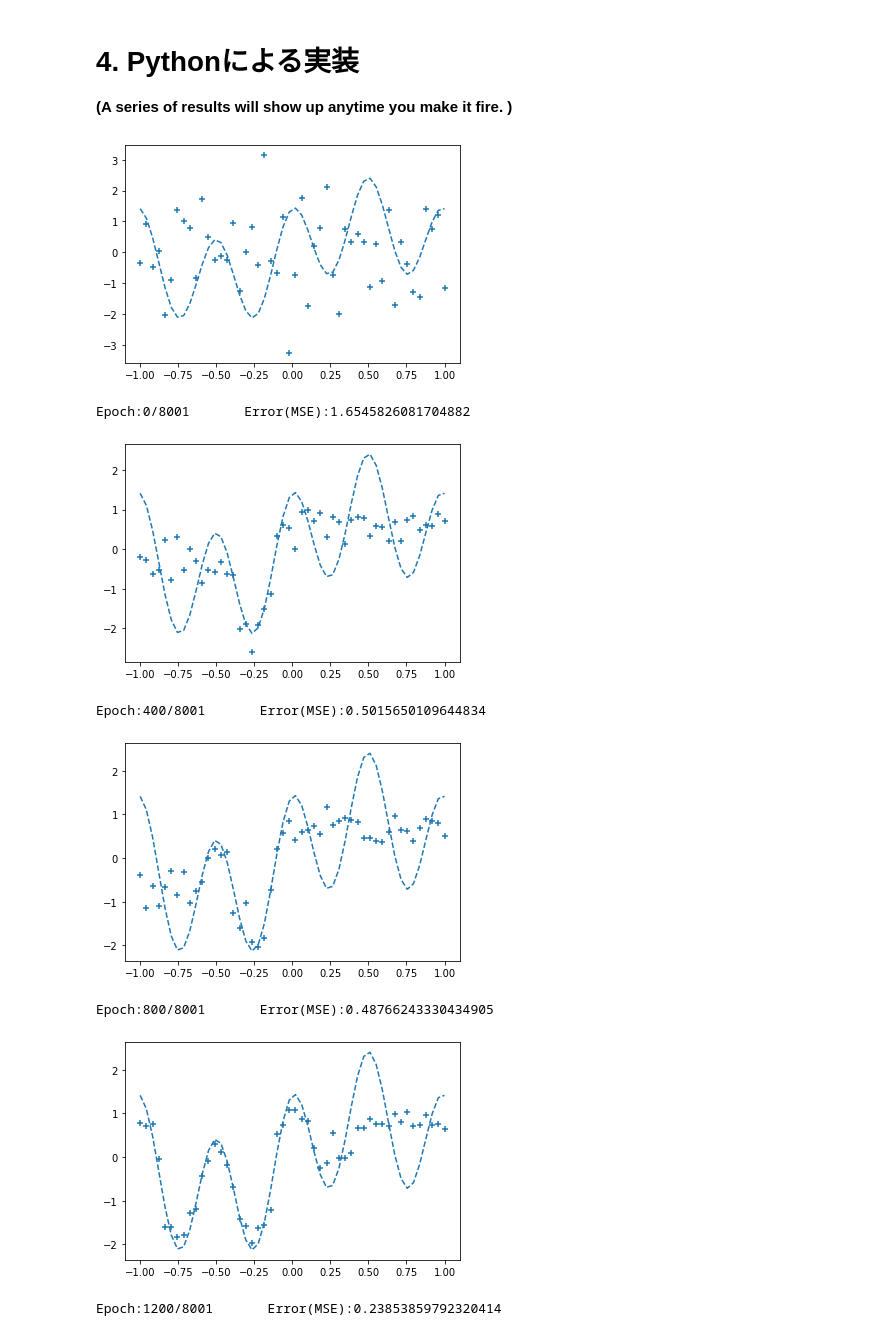
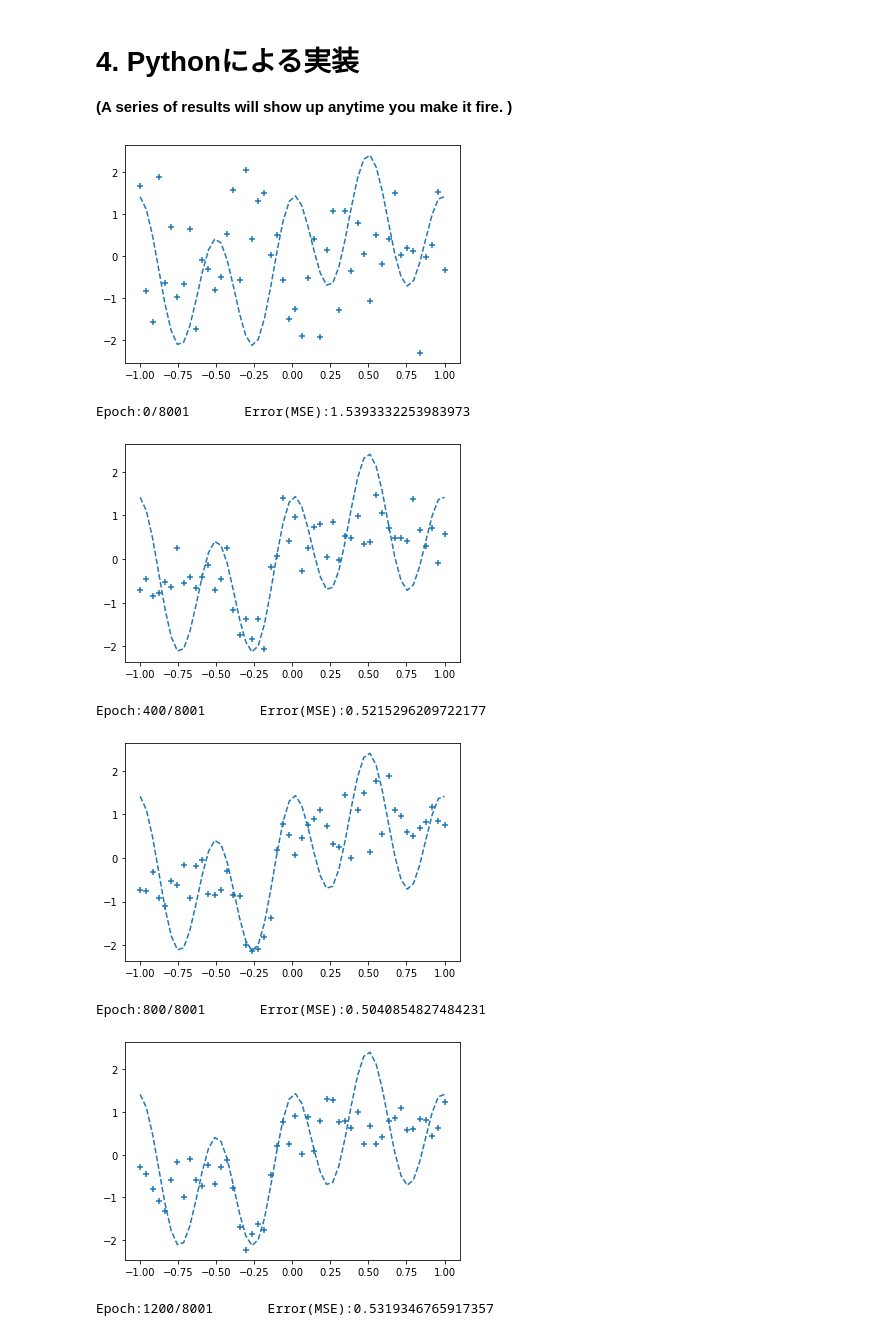
Before and after one commit to solaris0051/simpleNN, a Jupyter notebook: in_1n_mid_12n_x4_out_1n.ipynb, the cells around one changed output. Cells and saved outputs as stored; diff of their text form; code cells hidden in the pictures.

```diff
--- a/in_1n_mid_12n_x4_out_1n.ipynb
+++ b/in_1n_mid_12n_x4_out_1n.ipynb
@@ -364,8 +364,8 @@ n_in = 1   # the number of neurons at the input layer
 n_mid = 12 # the number of neurons at the hidden layers
 n_out = 1  # the number of neurons at the output layer
 
-wb_width = 0.6671  # initial width of weight and bias
-eta = 0.1667       # initial learning coefficient
+wb_width = 0.6800  # initial width of weight and bias
+eta = 0.16668      # initial learning coefficient
 epoch = 8001       # online batch, meaning its size is one.
 interval = 400     # initial monitoring interval
 
@@ -448,38 +448,38 @@ for i in range(epoch):
         hidden_layer1.backward(hidden_layer2.grad_x)
 
         # update weight and bias (method of update defined in the class BaseLayer)
         hidden_layer1.update(eta)
         hidden_layer2.update(eta)
         hidden_layer3.update(eta)
         hidden_layer4.update(eta)
         output_layer.update(eta)
 
         if i%interval == 0:
 
             y = output_layer.y[0][0]  # get a number (from matrix) as a learned one in the output layer.
 
             # error estimation by loss function (apply mean square error)
             total_error += 1.0/2.0*np.sum(np.square(y - t))
 
             # store outputs learned
             plot_x.append(x)
             plot_y.append(y)
 
     if i%interval == 0:
 
         # plot outpus
         plt.plot(input_data, correct_data, linestyle="dashed")
         plt.scatter(plot_x, plot_y, marker="+")
         plt.show()
 
         # print epoch number and error(MSE)
         print("Epoch:" + str(i) + "/" + str(epoch),'     ',"Error(MSE):" + str(total_error/n_data))
 # %% [output]
-[figure, old version]
+[figure, new version]
-Epoch:0/8001       Error(MSE):1.6545826081704882
+Epoch:0/8001       Error(MSE):1.5393332253983973
-[figure, old version]
+[figure, new version]
-Epoch:400/8001       Error(MSE):0.5015650109644834
+Epoch:400/8001       Error(MSE):0.5215296209722177
-[figure, old version]
+[figure, new version]
-Epoch:800/8001       Error(MSE):0.48766243330434905
+Epoch:800/8001       Error(MSE):0.5040854827484231
-[figure, old version]
+[figure, new version]
-Epoch:1200/8001       Error(MSE):0.23853859792320414
+Epoch:1200/8001       Error(MSE):0.5319346765917357
```
Also changed, not shown: parts of 1 cell of this notebook.
